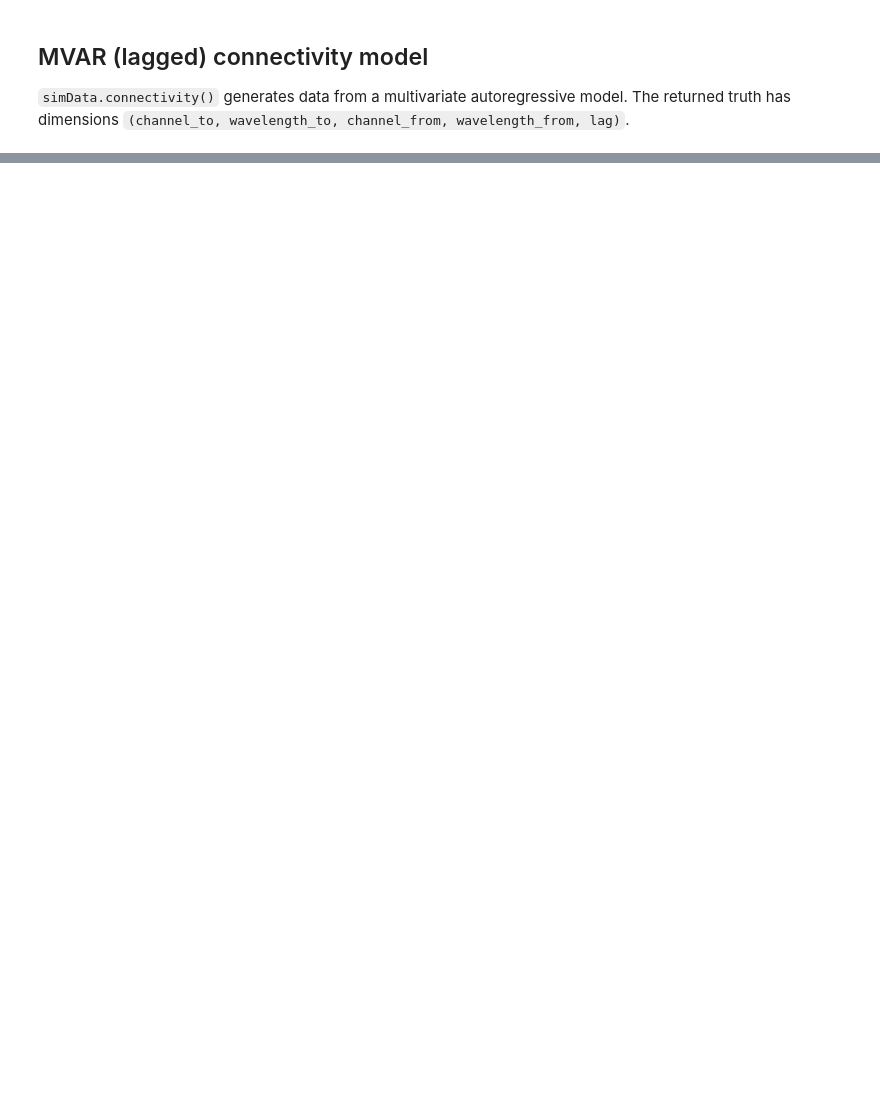
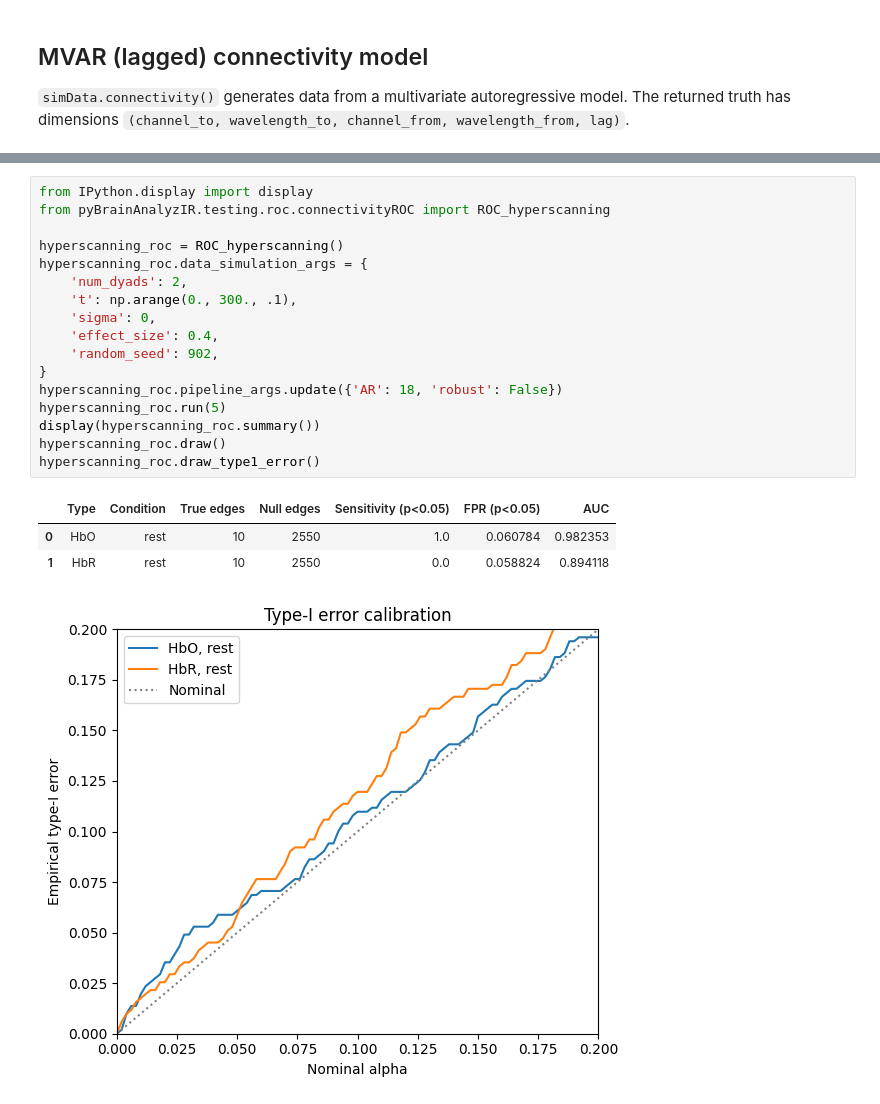
Before and after one commit to huppertt/pyNIRS_toolbox, a Jupyter notebook: examples/09_RestingStateConnectivity.ipynb, the cells around one changed output, grey strips where cells are left out. Drawn from its saved outputs; the diff is of its cells as text; blank space fills up the shorter version.

```diff
--- a/examples/09_RestingStateConnectivity.ipynb
+++ b/examples/09_RestingStateConnectivity.ipynb
@@ -271,0 +303,22 @@ rec_mvar['conn'].show(thres=0.05, threshold_type='q')
+# %%
+from IPython.display import display
+from pyBrainAnalyzIR.testing.roc.connectivityROC import ROC_hyperscanning
+
+hyperscanning_roc = ROC_hyperscanning()
+hyperscanning_roc.data_simulation_args = {
+    'num_dyads': 2,
+    't': np.arange(0., 300., .1),
+    'sigma': 0,
+    'effect_size': 0.4,
+    'random_seed': 902,
+}
+hyperscanning_roc.pipeline_args.update({'AR': 18, 'robust': False})
+hyperscanning_roc.run(5)
+display(hyperscanning_roc.summary())
+hyperscanning_roc.draw()
+hyperscanning_roc.draw_type1_error()
+# %% [output]
+|  | Type | Condition | True edges | Null edges | Sensitivity (p<0.05) | FPR (p<0.05) | AUC |
+| 0 | HbO | rest | 10 | 2550 | 1.0 | 0.060784 | 0.982353 |
+| 1 | HbR | rest | 10 | 2550 | 0.0 | 0.058824 | 0.894118 |
+[figure, added]
```
Also changed, not shown: parts of 13 cells of this notebook, 14 other files.
